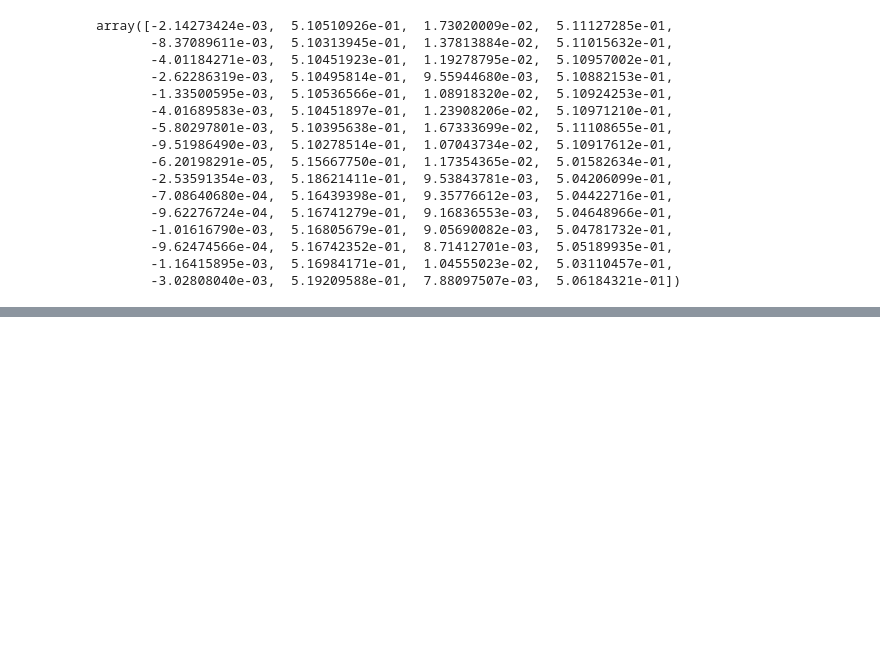
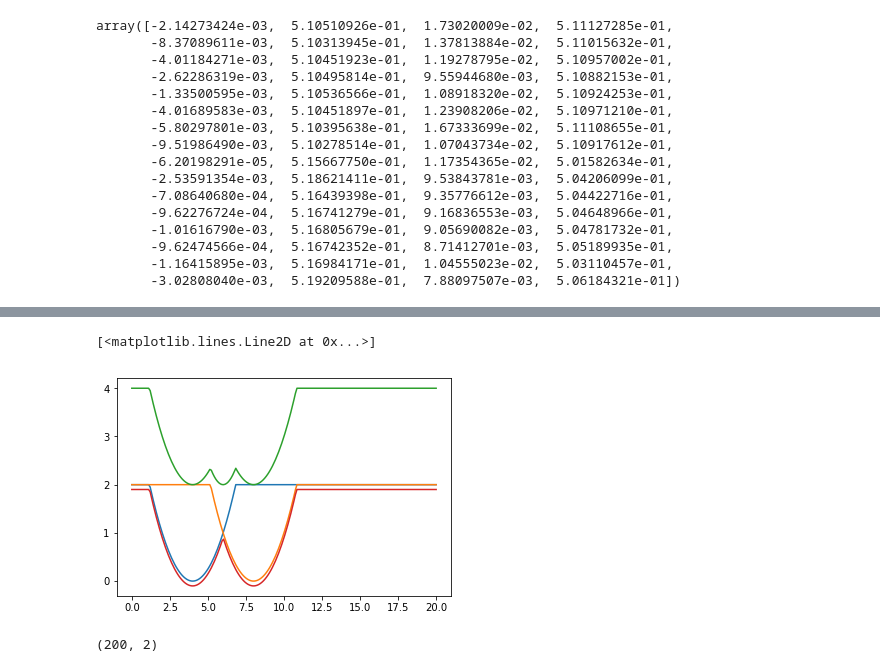
Before and after one commit to aymericq/dental_numbering, a Jupyter notebook: basin_hopping_reel.ipynb, the cells around one changed output, grey strips where cells are left out. Drawn from its saved outputs; the diff is of its cells as text; code cells hidden in the pictures; blank space fills up the shorter version.

```diff
--- a/basin_hopping_reel.ipynb
+++ b/basin_hopping_reel.ipynb
@@ -462,0 +453,22 @@ for key in PoI.keys():
+# %%
+xx = np.linspace(0, 20, 200)
+threes = 2*np.ones((200, 2))
+threes[:,1] = 0.25*np.square(xx-4)
+yy1 = np.min(threes, axis=1)
+threes = 2*np.ones((200, 2))
+threes[:,1] = 0.25*np.square(xx-8)
+yy2 = np.min(threes, axis=1)
+yyt = yy1 + yy2
+yy_sol = np.min(np.concatenate((yy1.reshape((200,1)), yy2.reshape((200,1))), axis=1), axis=1)-0.1
+# %%
+plt.plot(xx, yy1)
+plt.plot(xx, yy2)
+plt.plot(xx, yyt)
+plt.plot(xx, yy_sol)
+# %% [output]
+[<matplotlib.lines.Line2D at 0x...>]
+[figure, added]
+# %%
+np.concatenate((yy1.reshape((200,1)), yy2.reshape((200,1))), axis=1).shape
+# %% [output]
+(200, 2)
```
Also changed, not shown: parts of 12 cells of this notebook.
